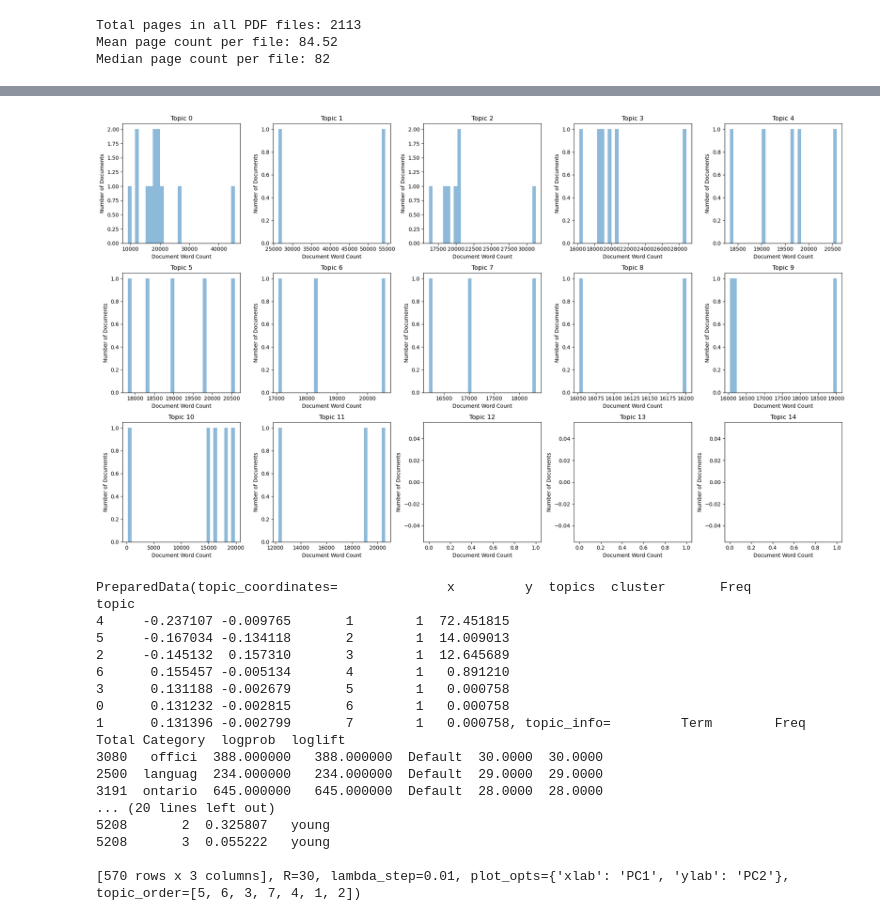
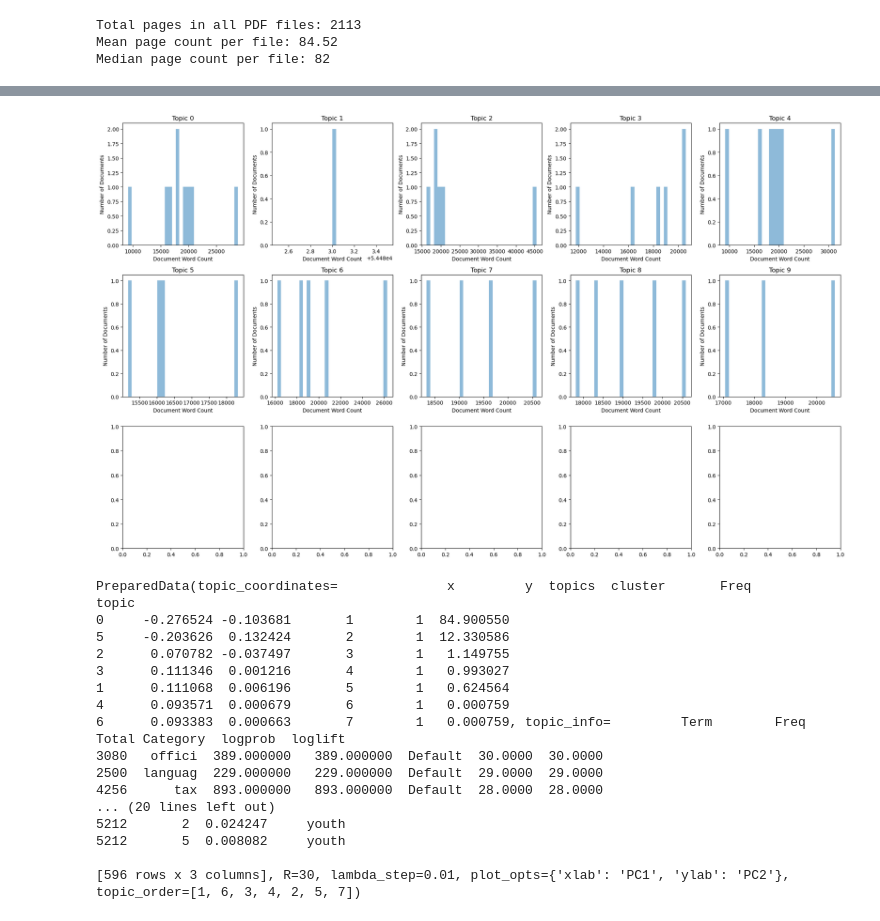
Before and after one commit to CDL-DataSci/CIND820, a Jupyter notebook: Initial_Results_HDP_LDA_Models.ipynb, the cells around one changed output, grey strips where cells are left out. Saved outputs shown, nothing was run; the diff lists cells and outputs as text; code cells hidden in the pictures.

```diff
--- a/Initial_Results_HDP_LDA_Models.ipynb
+++ b/Initial_Results_HDP_LDA_Models.ipynb
@@ -301,8 +251,7 @@ Coherence Score for LDA model: 0.38331608119518
 # %%
 #Evaluating HDP topic coherance values, which were found to have a range below as well as above the LDA model
-from gensim.models import CoherenceModel
 
-hdp_topics = hdp_model.show_topics(num_topics=15, formatted=False)  # Get the top 15 topics
+hdp_topics = hdp_model.show_topics(num_topics=19, formatted=False)  # Get the top topics
 
 # Extract topic words for each topic
 topic_words = [[word for word, _ in topic] for topic_id, topic in hdp_topics]
@@ -337,6 +290,6 @@ Topic   Coherence Value
 # %%
 # Finding the overall coherhance value for HDP model
-hdp_topics = hdp_model.show_topics(num_topics=15, formatted=False)  # Get the top 15 topics
+hdp_topics = hdp_model.show_topics(num_topics=19, formatted=False)  # Get the top topics
 
 # Extract topic words for each topic
 topic_words = [[word for word, _ in topic] for topic_id, topic in hdp_topics]
@@ -426,6 +376,5 @@ topics_sorteddf_mallet.head(10)
 # %%
 #Generate df with dominant topics, the topic contribution and topic keywords for HDP model
-import pandas as pd
 
 def topics_sentences(ldamodel=None, corpus=None, texts=None):
     # Initialize an empty list to store rows
@@ -449,7 +398,7 @@ def topics_sentences(ldamodel=None, corpus=None, texts=None):
 
     return topics_df
 
-df_topic_keywords = format_topics_sentences(ldamodel=hdp_model, corpus=corpus, texts=preprocessed_texts)
+df_topic_keywords = topics_sentences(ldamodel=hdp_model, corpus=corpus, texts=preprocessed_texts)
 
 df_topic_keywords.head(10)
 # %% [output]
@@ -467,13 +416,12 @@ df_topic_keywords.head(10)
 # %%
 #Generate df of represtative text for dominant topics for HDP model
-import pandas as pd
 
 pd.options.display.max_colwidth = 100
 
 topics_sorteddf_mallet = pd.DataFrame()
 topics_outdf_grpd = df_topic_keywords.groupby('Dominant_Topic')
 
-for i, grp in sent_topics_outdf_grpd:
+for i, grp in topics_outdf_grpd:
     topics_sorteddf_mallet = pd.concat([topics_sorteddf_mallet,
                                              grp.sort_values(['Perc_Contribution'], ascending=False).head(1)],
                                             axis=0)
@@ -532,59 +478,57 @@ plt.show()
 # %%
 #Ploting document word count against nubmer of documents for HDP model
-import matplotlib.pyplot as plt
-
 
 fig, axes = plt.subplots(nrows=3, ncols=5, figsize=(20, 12))
 
 
-for i in range(15):
+for i in range(10):
     word_counts = []
 
     for doc in corpus:
         doc_topics = hdp_model[doc]
 
         for topic, prob in doc_topics:
             if topic == i:
                 word_count = sum(count for _, count in doc)
                 word_counts.append(word_count)
                 break
 
     # Determine the position of the subplot in the grid
     row_index = i // 5
     col_index = i % 5
 
     axes[row_index, col_index].hist(word_counts, bins=30, alpha=0.5)
     axes[row_index, col_index].set_title(f'Topic {i}')
     axes[row_index, col_index].set_xlabel('Document Word Count')
     axes[row_index, col_index].set_ylabel('Number of Documents')
 
 plt.tight_layout()
 plt.show()
 # %% [output]
-[figure, old version]
+[figure, new version]
 # %%
 #Exploring the relevant terms for each topic of the LDA Model
-import pyLDAvis.gensim
+
 pyLDAvis.enable_notebook()
-vis = pyLDAvis.gensim.prepare(lda_model, corpus, dictionary=lda_model.id2word)
+vis = pyLDAvis.gensim.prepare(lda_model, corpus, dictionary=dictionary)
 vis
 # %% [output]
 PreparedData(topic_coordinates=              x         y  topics  cluster       Freq
 topic
-4     -0.237107 -0.009765       1        1  72.451815
-5     -0.167034 -0.134118       2        1  14.009013
-2     -0.145132  0.157310       3        1  12.645689
-6      0.155457 -0.005134       4        1   0.891210
-3      0.131188 -0.002679       5        1   0.000758
-0      0.131232 -0.002815       6        1   0.000758
-1      0.131396 -0.002799       7        1   0.000758, topic_info=         Term        Freq        Total Category  logprob  loglift
-3080   offici  388.000000   388.000000  Default  30.0000  30.0000
-2500  languag  234.000000   234.000000  Default  29.0000  29.0000
-3191  ontario  645.000000   645.000000  Default  28.0000  28.0000
+0     -0.276524 -0.103681       1        1  84.900550
+5     -0.203626  0.132424       2        1  12.330586
+2      0.070782 -0.037497       3        1   1.149755
+3      0.111346  0.001216       4        1   0.993027
+1      0.111068  0.006196       5        1   0.624564
+4      0.093571  0.000679       6        1   0.000759
+6      0.093383  0.000663       7        1   0.000759, topic_info=         Term        Freq        Total Category  logprob  loglift
+3080   offici  389.000000   389.000000  Default  30.0000  30.0000
+2500  languag  229.000000   229.000000  Default  29.0000  29.0000
+4256      tax  893.000000   893.000000  Default  28.0000  28.0000
 ... (20 lines left out)
-5208       2  0.325807   young
-5208       3  0.055222   young
+5212       2  0.024247     youth
+5212       5  0.008082     youth
 
-[570 rows x 3 columns], R=30, lambda_step=0.01, plot_opts={'xlab': 'PC1', 'ylab': 'PC2'}, topic_order=[5, 6, 3, 7, 4, 1, 2])
+[596 rows x 3 columns], R=30, lambda_step=0.01, plot_opts={'xlab': 'PC1', 'ylab': 'PC2'}, topic_order=[1, 6, 3, 4, 2, 5, 7])
 # %%
 #Exploring the relevant terms for each topic of the HDP Model
```
Also changed, not shown: parts of 14 cells of this notebook.
